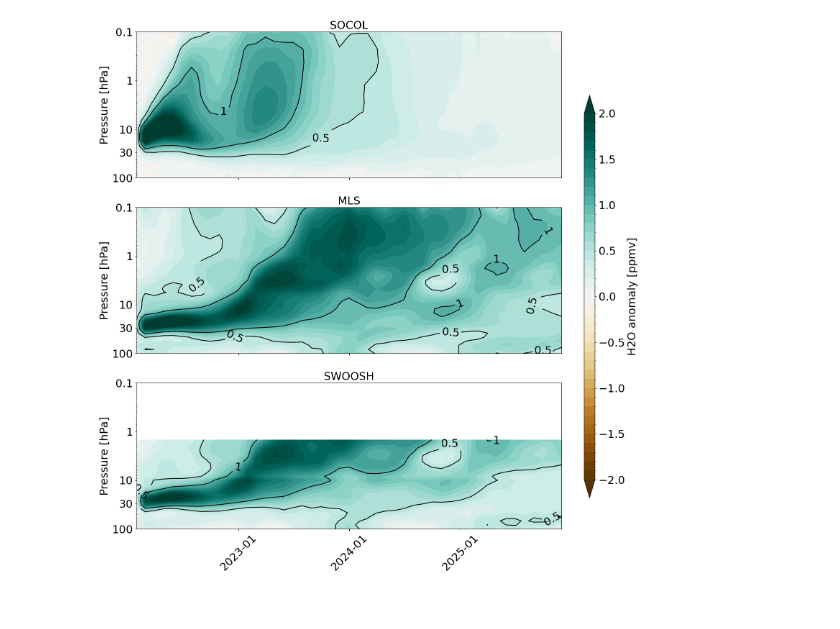
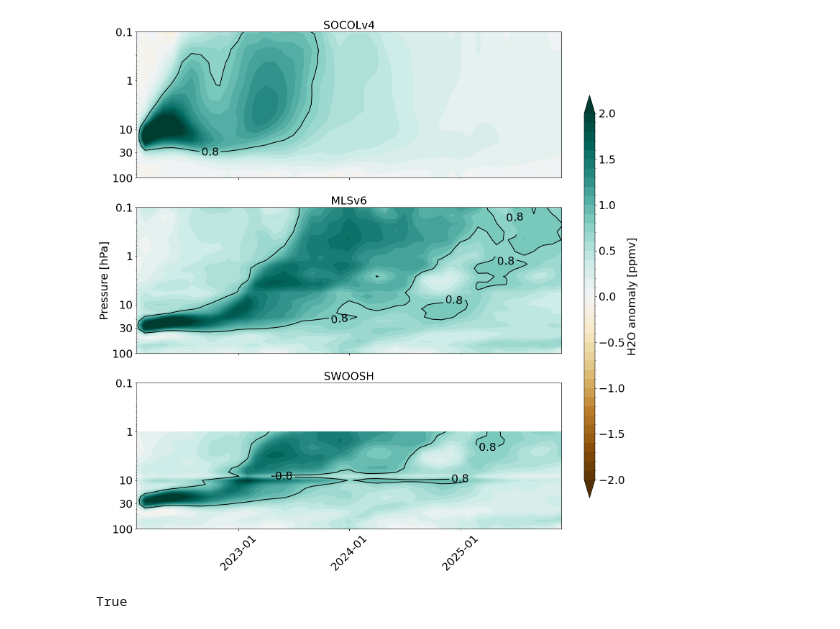
Before and after one commit to boku-met/HTHH_strengthening, a Jupyter notebook: code/260416_Fig_A1_SWV.ipynb, the cells around one changed output. Drawn from its saved outputs; the diff is of its cells as text; code cells hidden in the pictures.

```diff
--- a/code/260416_Fig_A1_SWV.ipynb
+++ b/code/260416_Fig_A1_SWV.ipynb
@@ -42,11 +41,11 @@ def plot_panel(ax, da, title, levels):
         extend="both",
     )
 
-    cl_1 = ax.contour(time_vals, pressure, data.T, levels=[0.5], colors="black")
-    cl_2 = ax.contour(time_vals, pressure, data.T, levels=[1.0], colors="black")
+    cl_1 = ax.contour(time_vals, pressure, data.T, levels=[0.8], colors="black")
+    #cl_2 = ax.contour(time_vals, pressure, data.T, levels=[1.0], colors="black")
 
     ax.clabel(cl_1, fmt="%g", fontsize=22)
-    ax.clabel(cl_2, fmt="%g", fontsize=22)
+    #ax.clabel(cl_2, fmt="%g", fontsize=22)
 
     ax.set_yscale("log")
     ax.invert_yaxis()
@@ -118,12 +117,12 @@ socol_w = xr.open_mfdataset(
 ).pipe(process_socol)
 # %%
 inpath = "/sto4/data/Intermediate/swoosh/swoosh_h2oanom_198401-2026-01.nc"
-swoosh_anom = xr.open_dataset(inpath).pipe(process_swoosh).pipe(rfilter)
+swoosh_anom = xr.open_dataset(inpath).pipe(process_swoosh)#.pipe(rfilter)
 # %%
 swoosh_anom_gm = cal_gm(swoosh_anom, "h2o_ppmv", swoosh = True)
 socol_anom_gm = cal_gm(socol_w, "h2o_ppmv", swoosh = False).mean("ens").sel(time = slice("2022", "2025-11")) - cal_gm(socol_wo, "h2o_ppmv", swoosh = False).mean("ens").sel(time = slice("2022", "2025-11"))
 # %%
-path = "/sto0/data/Intermediate/Hunga_Tonga_byAles/MLSv6_H2O_202201-2025-11_smoothed.nc"
+path = "/sto0/data/Intermediate/Hunga_Tonga_byAles/MLSv6_H2O_202201-2025-11_non-smoothed.nc"
 mls_da = xr.open_dataset(path)
 mls_da = mls_da.h2o.sel(time = slice("2022", "2025-11"))
 # %%
@@ -158,37 +157,45 @@ socol_da = xr.DataArray(
         "time": socol_anom_gm["time"].values,
         "pressure": socol_anom_gm["plev"].values,
     },
     attrs={"units": "ppmv"},
     name="H2O anomaly",
 )
 
 
 # Create figure
 
 levels = np.linspace(-2, 2, 41)
 plt.rcParams.update({"font.size": 22})
 fig, axes = plt.subplots(3, 1, figsize=(15, 16), sharex=True)
 
-im = plot_panel(axes[0], socol_da, "SOCOL", levels)
-plot_panel(axes[1], mls_da, "MLS", levels)
+im = plot_panel(axes[0], socol_da, "SOCOLv4", levels)
+plot_panel(axes[1], mls_da, "MLSv6", levels)
 plot_panel(axes[2], swoosh_da, "SWOOSH", levels)
 
 # bottom x-label
 axes[0].set_xlabel("")
 axes[1].set_xlabel("")
 axes[2].set_xlabel("", fontsize=0)
+
+axes[0].set_ylabel("")
+axes[2].set_ylabel("")
 
 # Create colorbar
 
 cbar_ax = fig.add_axes([0.92, 0.15, 0.02, 0.7])
 
 cbar = fig.colorbar(im, cax=cbar_ax)
 cbar.set_label("H2O anomaly [ppmv]", fontsize=22)
 
 plt.tight_layout(rect=[0, 0, 0.9, 1])
-plt.savefig("Fig_A1_h2o_anom_socol_MLS_SWOOSH.pdf", bbox_inches="tight")
-plt.show()
-
-# Optional save
+outfile = 'Fig_A1_h2o_anom_socol_MLS_SWOOSH.pdf'
+plt.savefig(outfile, bbox_inches="tight")
 # %% [output]
-[figure, old version]
+[figure, new version]
+# %%
+from run_webdav_boku import run_client
+
+client = run_client()
+client.exists(f"HT_analysis/figs/strengthening/{outfile}")
+# %% [output]
+True
```
Also changed, not shown: parts of 2 cells of this notebook, 13 other files.
